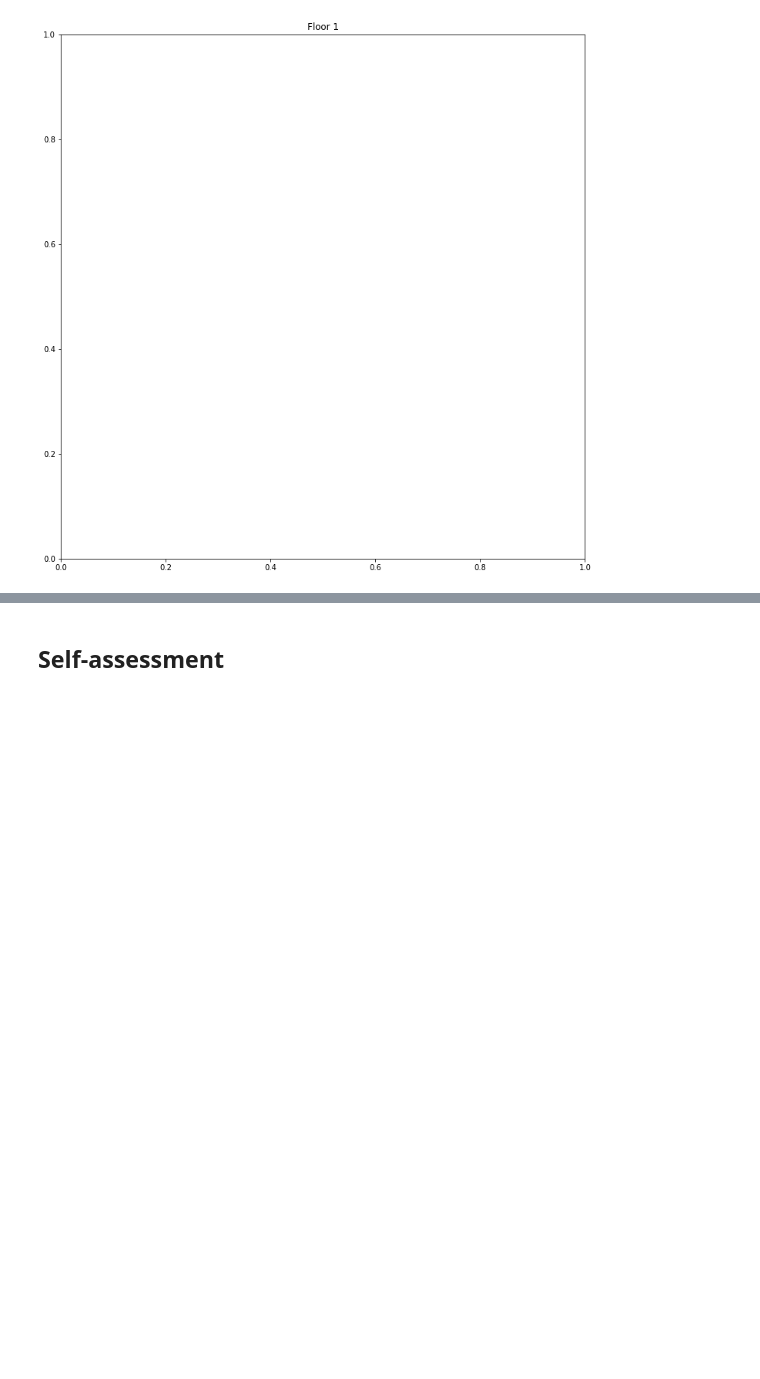
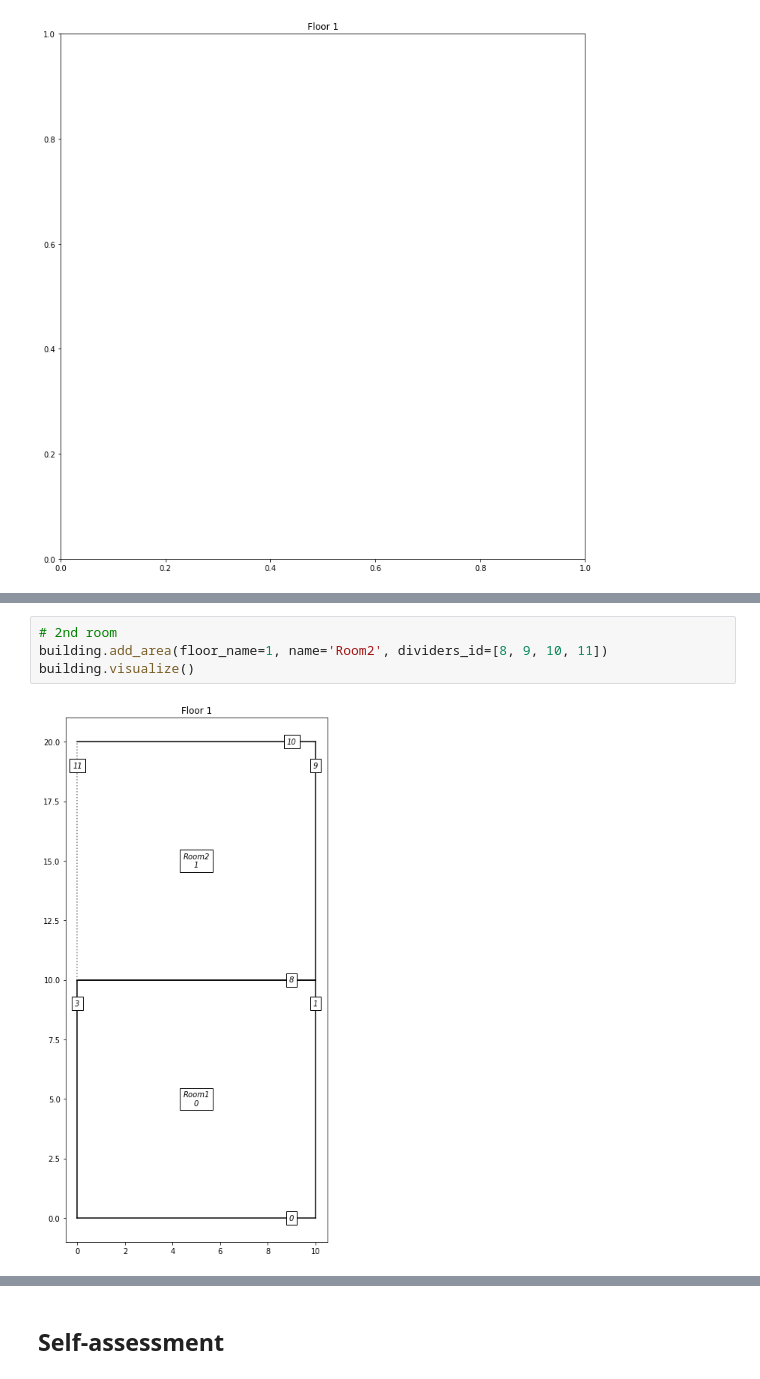
Before and after one commit to karim-zaidi/digital_twin, a Jupyter notebook: Showcase.ipynb, the cells around one changed output, grey strips where cells are left out. Saved outputs shown, nothing was run; the diff lists cells and outputs as text; blank space fills up the shorter version.

```diff
--- a/Showcase.ipynb
+++ b/Showcase.ipynb
@@ -214,0 +110,6 @@ building.visualize_clusters(1, data, 4, 3)
+# %%
+# 2nd room
+building.add_area(floor_name=1, name='Room2', dividers_id=[8, 9, 10, 11])
+building.visualize()
+# %% [output]
+[figure, added]
```
Also changed, not shown: parts of 42 cells of this notebook, 1 other file.
